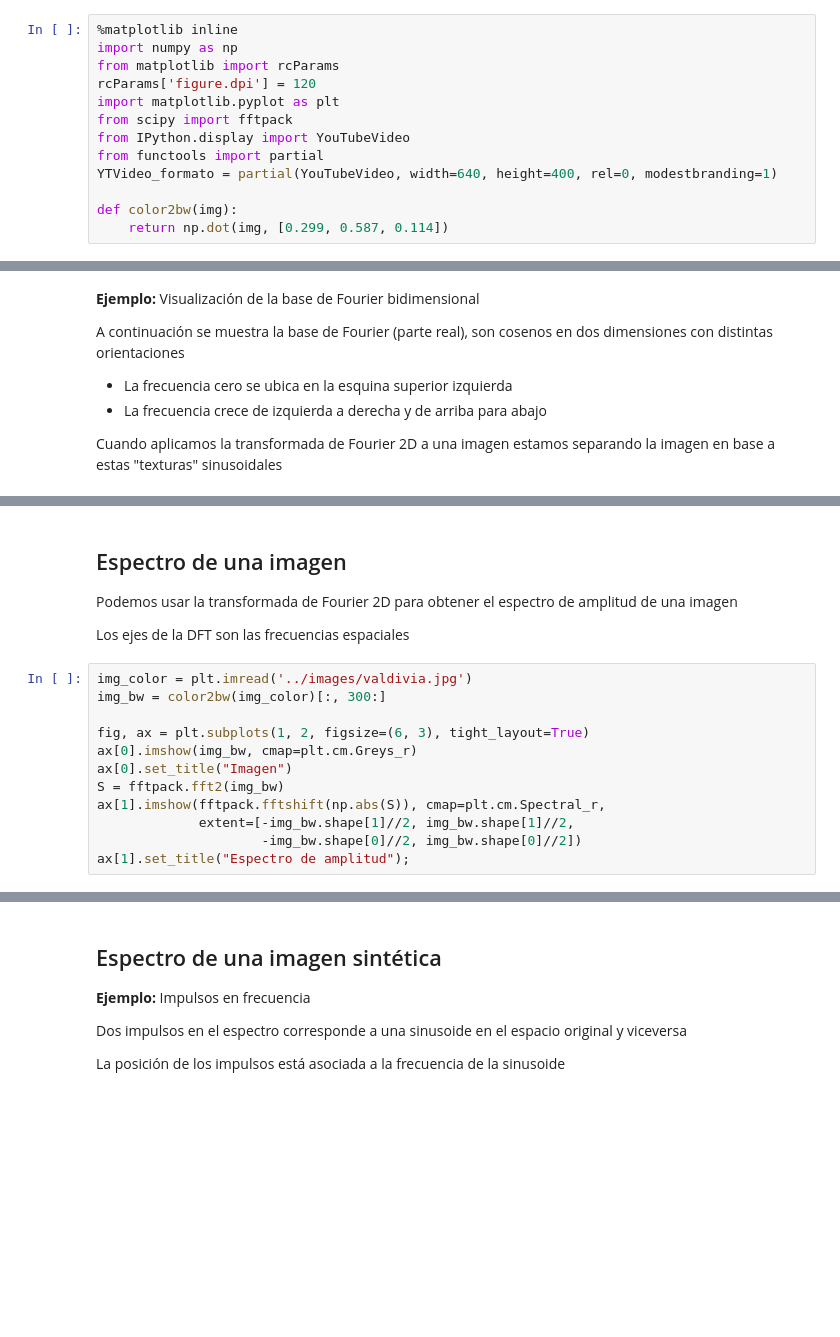
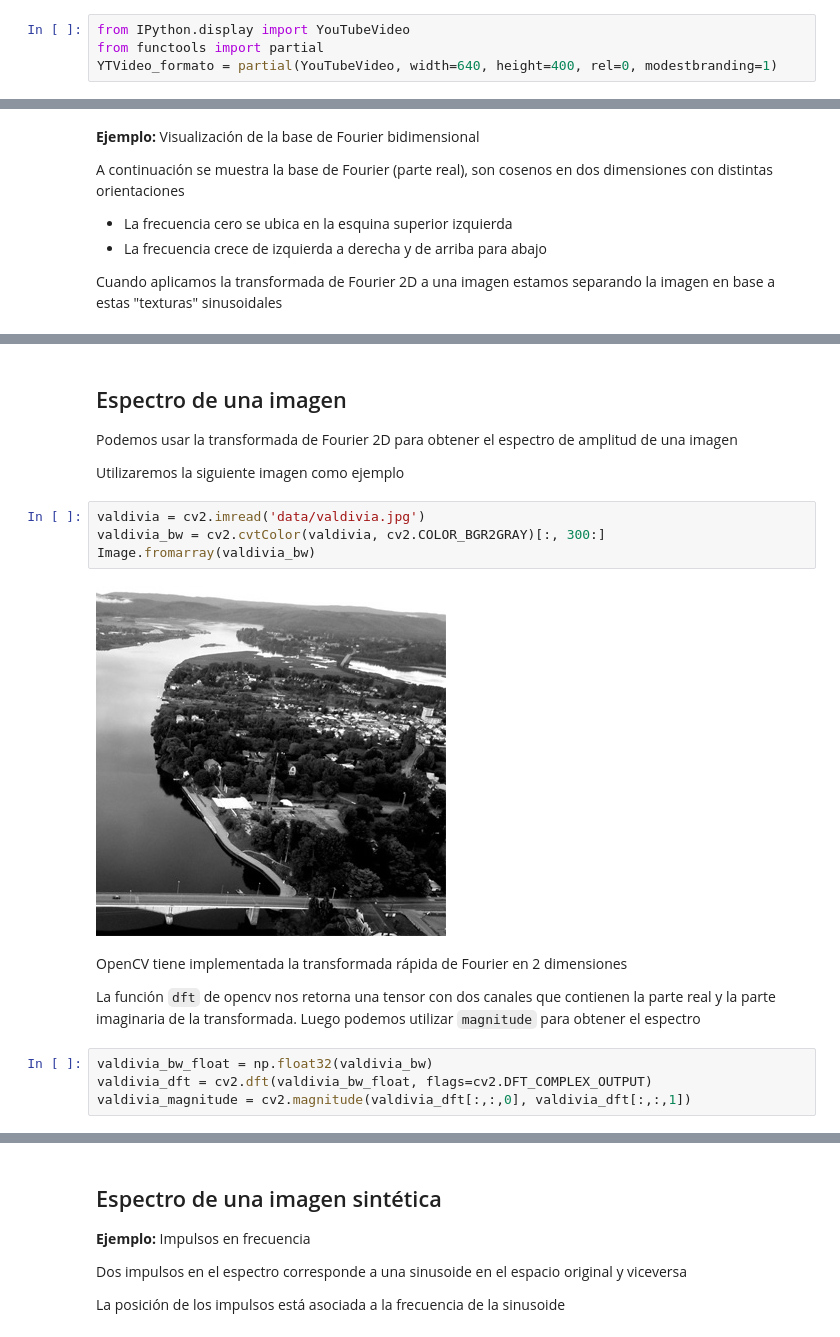
Before and after one commit to phuijse/UACH-INFO185, a Jupyter notebook: chapters/image-processing/analysis.ipynb, the cells around one changed output, grey strips where cells are left out. Saved outputs shown, nothing was run; the diff lists cells and outputs as text; blank space fills up the shorter version.

Commit message:
Moving to opencv

```diff
--- a/chapters/image-processing/analysis.ipynb
+++ b/chapters/image-processing/analysis.ipynb
@@ -1,13 +1,4 @@
 # %%
-%matplotlib inline
-import numpy as np
-from matplotlib import rcParams
-rcParams['figure.dpi'] = 120
-import matplotlib.pyplot as plt
-from scipy import fftpack
 from IPython.display import YouTubeVideo
 from functools import partial
 YTVideo_formato = partial(YouTubeVideo, width=640, height=400, rel=0, modestbranding=1)
-
-def color2bw(img):
-    return np.dot(img, [0.299, 0.587, 0.114])
@@ -69,16 +69,18 @@ for n in range(9):
 
 Podemos usar la transformada de Fourier 2D para obtener el espectro de amplitud de una imagen
 
-Los ejes de la DFT son las frecuencias espaciales
+Utilizaremos la siguiente imagen como ejemplo
-# %%
-img_color = plt.imread('../images/valdivia.jpg')
-img_bw = color2bw(img_color)[:, 300:]
-
-fig, ax = plt.subplots(1, 2, figsize=(6, 3), tight_layout=True)
-ax[0].imshow(img_bw, cmap=plt.cm.Greys_r)
-ax[0].set_title("Imagen")
-S = fftpack.fft2(img_bw)
-ax[1].imshow(fftpack.fftshift(np.abs(S)), cmap=plt.cm.Spectral_r,
-             extent=[-img_bw.shape[1]//2, img_bw.shape[1]//2,
-                     -img_bw.shape[0]//2, img_bw.shape[0]//2])
-ax[1].set_title("Espectro de amplitud");
+# %%
+valdivia = cv2.imread('data/valdivia.jpg')
+valdivia_bw = cv2.cvtColor(valdivia, cv2.COLOR_BGR2GRAY)[:, 300:]
+Image.fromarray(valdivia_bw)
+# %% [output]
+[figure, added]
+# %% [markdown]
+OpenCV tiene implementada la transformada rápida de Fourier en 2 dimensiones
+
+La función `dft` de opencv nos retorna una tensor con dos canales que contienen la parte real y la parte imaginaria de la transformada. Luego podemos utilizar `magnitude` para obtener el espectro
+# %%
+valdivia_bw_float = np.float32(valdivia_bw)
+valdivia_dft = cv2.dft(valdivia_bw_float, flags=cv2.DFT_COMPLEX_OUTPUT)
+valdivia_magnitude = cv2.magnitude(valdivia_dft[:,:,0], valdivia_dft[:,:,1])
```
Also changed, not shown: parts of 43 cells of this notebook, 1 other file.
